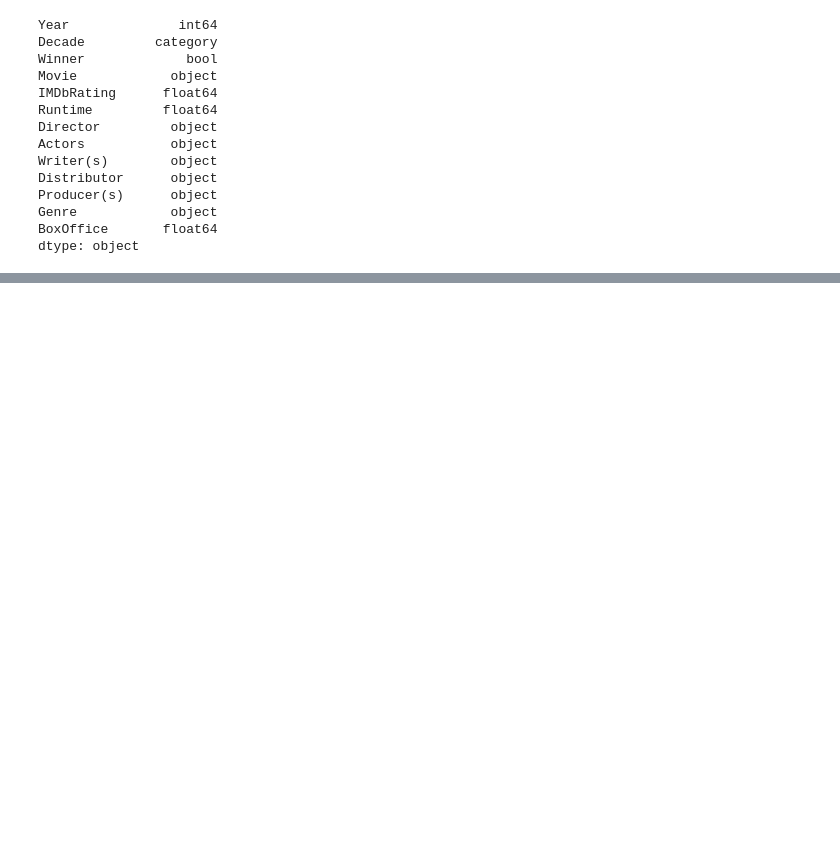
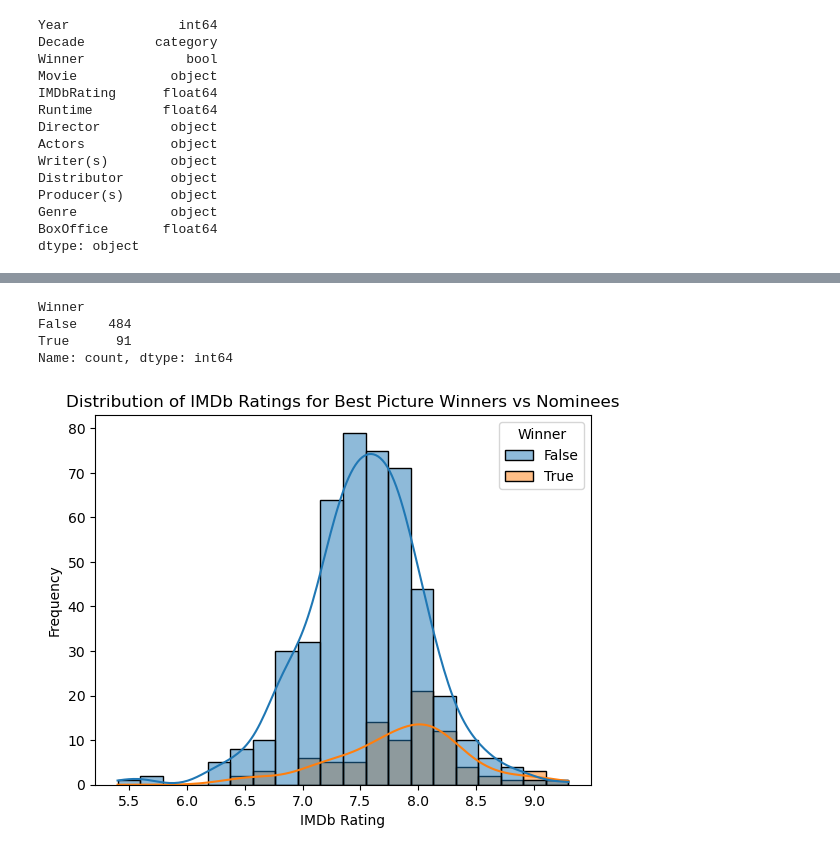
Before and after one commit to LiztheWz/filmcode, a Jupyter notebook: 386project.ipynb, the cells around one changed output, grey strips where cells are left out. Drawn from its saved outputs; the diff is of its cells as text; code cells hidden in the pictures; blank space fills up the shorter version.

```diff
--- a/386project.ipynb
+++ b/386project.ipynb
@@ -396,0 +386,16 @@ movies_df.to_csv('best_pic_nominees_winners.csv', index=False)
+# %%
+movies_df['Winner'].value_counts()
+# %% [output]
+Winner
+False    484
+True      91
+Name: count, dtype: int64
+# %%
+sns.histplot(data=movies_df, x='IMDbRating', hue='Winner', kde=True, bins=20)
+
+plt.title('Distribution of IMDb Ratings for Best Picture Winners vs Nominees')
+plt.xlabel('IMDb Rating')
+plt.ylabel('Frequency')
+plt.show()
+# %% [output]
+[figure, added]
```
Also changed, not shown: parts of 7 cells of this notebook, 1 other file.
